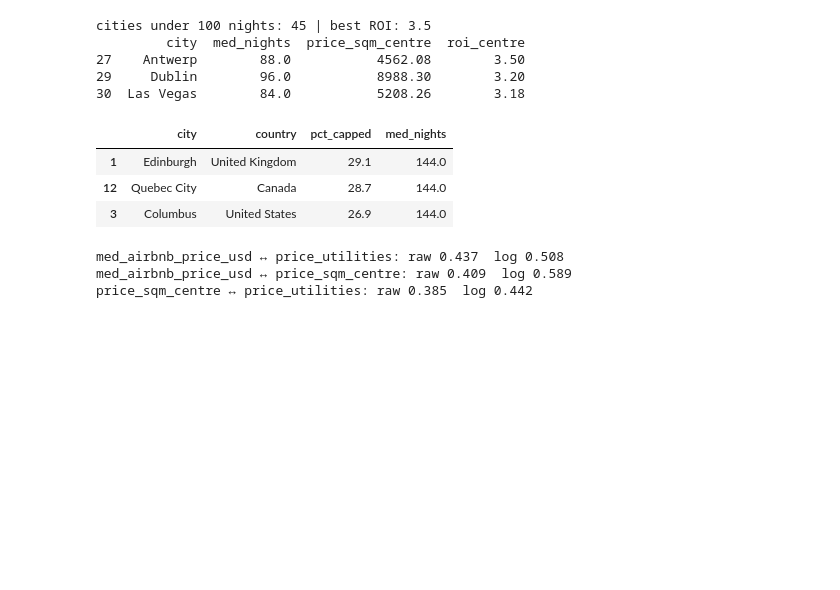
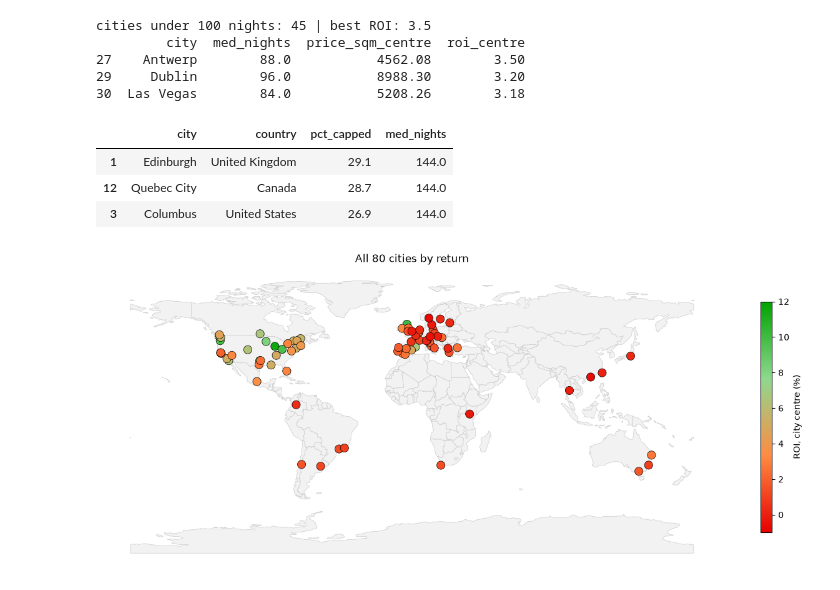
Before and after one commit to ramsesbenzari/airbnb-roi-analysis, a Jupyter notebook: notebooks/03_charts.ipynb, the cells around one changed output. Cells and saved outputs as stored; diff of their text form; code cells hidden in the pictures; blank space fills up the shorter version.

```diff
--- a/notebooks/03_charts.ipynb
+++ b/notebooks/03_charts.ipynb
@@ -10,3 +10,17 @@ df = pd.read_csv('../data/reference/results.csv')
 print(len(df))
 # %% [output]
 80
+# %%
+
+import duckdb
+
+
+coords = duckdb.sql("""
+SELECT replace(parse_filename(filename,true),'.csv','') AS city_slug,
+       MEDIAN(latitude) AS lat, MEDIAN(longitude) AS lon
+FROM read_csv_auto('../data/*.csv', filename=true, union_by_name=true)
+GROUP BY 1
+""").df()
+
+df = df.merge(coords, on="city_slug", how="left")
+print(df[["city","lat","lon"]].head())
@@ -316,13 +333,23 @@ df.nlargest(3, "pct_capped")[["city","country","pct_capped","med_nights"]]
 | 1 | Edinburgh | United Kingdom | 29.1 | 144.0 |
 | 12 | Quebec City | Canada | 28.7 | 144.0 |
 | 3 | Columbus | United States | 26.9 | 144.0 |
-# %%
-import numpy as np
-for a,b in [("med_airbnb_price_usd","price_utilities"),
-            ("med_airbnb_price_usd","price_sqm_centre"),
-            ("price_sqm_centre","price_utilities")]:
-    print(f"{a} ↔ {b}: raw {df[a].corr(df[b]):.3f}  log {np.log(df[a]).corr(np.log(df[b])):.3f}")
-# %% [output]
-med_airbnb_price_usd ↔ price_utilities: raw 0.437  log 0.508
-med_airbnb_price_usd ↔ price_sqm_centre: raw 0.409  log 0.589
-price_sqm_centre ↔ price_utilities: raw 0.385  log 0.442
+# %%
+import geopandas as gpd
+from matplotlib.colors import LinearSegmentedColormap
+
+redgreen = LinearSegmentedColormap.from_list("redgreen", ["#e60000", "#ff8c42", "#8ed98e", "#00a300"])
+VMIN, VMAX = -1, 12
+
+world = gpd.read_file("https://naciscdn.org/naturalearth/110m/cultural/ne_110m_admin_0_countries.zip")
+# %%
+fig, ax = plt.subplots(figsize=(16, 8))
+world.plot(ax=ax, color="#f2f2f2", edgecolor="#cccccc", linewidth=0.5)
+sc = ax.scatter(df["lon"], df["lat"], c=df["roi_centre"], cmap=redgreen,
+                vmin=VMIN, vmax=VMAX, s=90, edgecolors="black", linewidths=0.5, zorder=3)
+fig.colorbar(sc, ax=ax, label="ROI, city centre (%)", shrink=0.6)
+ax.set_title("All 80 cities by return")
+ax.set_axis_off()
+plt.savefig('../charts/map_all.png', dpi=150, bbox_inches='tight')
+plt.show()
+# %% [output]
+[figure, added]
```
Also changed, not shown: parts of 4 cells of this notebook, 6 other files.
